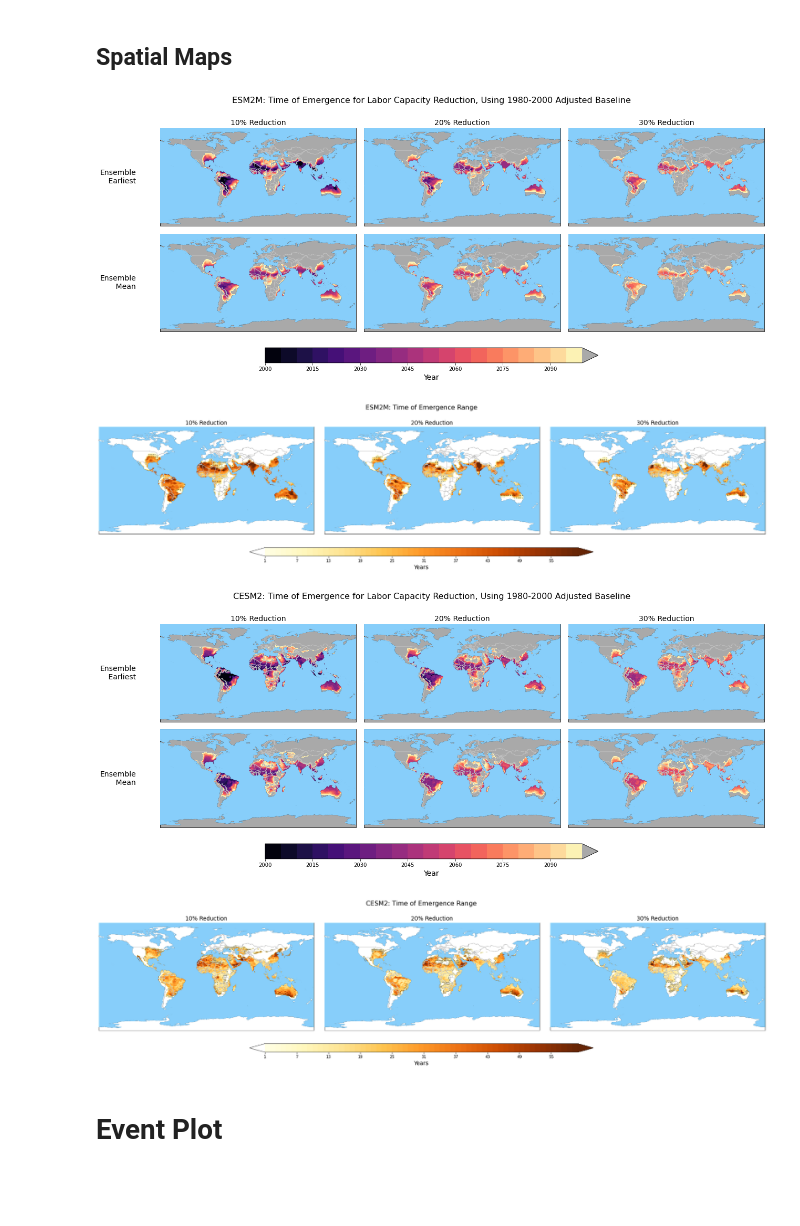
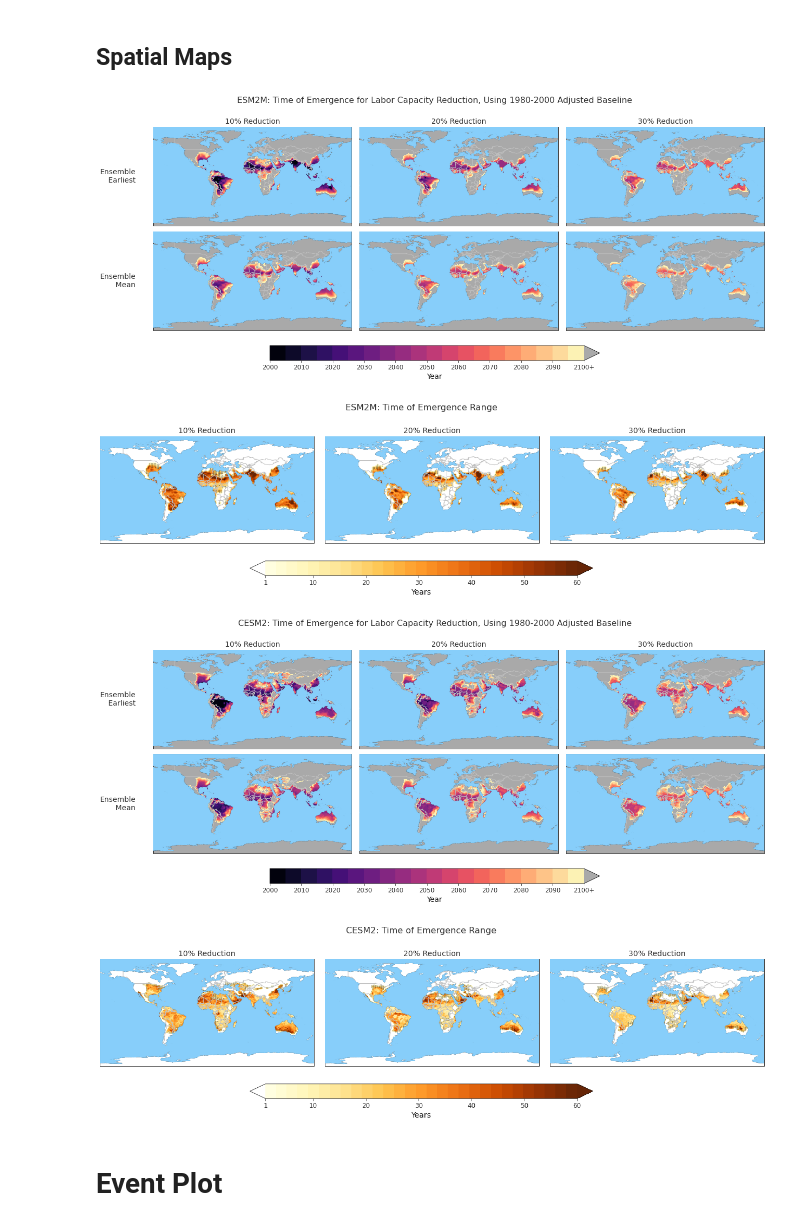
Before and after one commit to KYan19/pei, a Jupyter notebook: notebooks/8.2_Summer_ToE.ipynb, the cells around one changed output. Drawn from its saved outputs; the diff is of its cells as text; code cells hidden in the pictures; blank space fills up the shorter version.

Commit message:
Streamlining plot styles

```diff
--- a/notebooks/8.2_Summer_ToE.ipynb
+++ b/notebooks/8.2_Summer_ToE.ipynb
@@ -11,3 +11,4 @@ from cartopy.util import add_cyclic_point
 import matplotlib.patches as mpatches
 import matplotlib.lines as mlines
 from dask.diagnostics import ProgressBar
+plt.style.use('/home/aos/kyan/.config/matplotlib/esm2m.mplstyle')
@@ -109,19 +113,19 @@ with ProgressBar():
 # %%
 lf.spatial_toe(ds_toe_esm2m,'ESM2M: Time of Emergence for Labor Capacity Reduction, Using 1980-2000 Adjusted Baseline')
 # %% [output]
-[figure, old version]
+[figure, new version]
 # %%
-lf.spatial_toe_diff(ds_toe_esm2m,'ESM2M: Time of Emergence Range',s=1,linewidths=0.4)
+lf.spatial_toe_diff(ds_toe_esm2m,'ESM2M: Time of Emergence Range',s=1,linewidths=0.3)
 # %% [output]
-[figure, old version]
+[figure, new version]
 # %%
 lf.spatial_toe(ds_toe_cesm2,'CESM2: Time of Emergence for Labor Capacity Reduction, Using 1980-2000 Adjusted Baseline')
 # %% [output]
-[figure, old version]
+[figure, new version]
 # %%
-lf.spatial_toe_diff(ds_toe_cesm2,'CESM2: Time of Emergence Range',s=0.3,linewidths=0.4)
+lf.spatial_toe_diff(ds_toe_cesm2,'CESM2: Time of Emergence Range',s=0.2,linewidths=0.25)
 # %% [output]
-[figure, old version]
+[figure, new version]
 # %% [markdown]
 # Event Plot
 # %%
```
Also changed, not shown: parts of 10 cells of this notebook, 1 other file.
